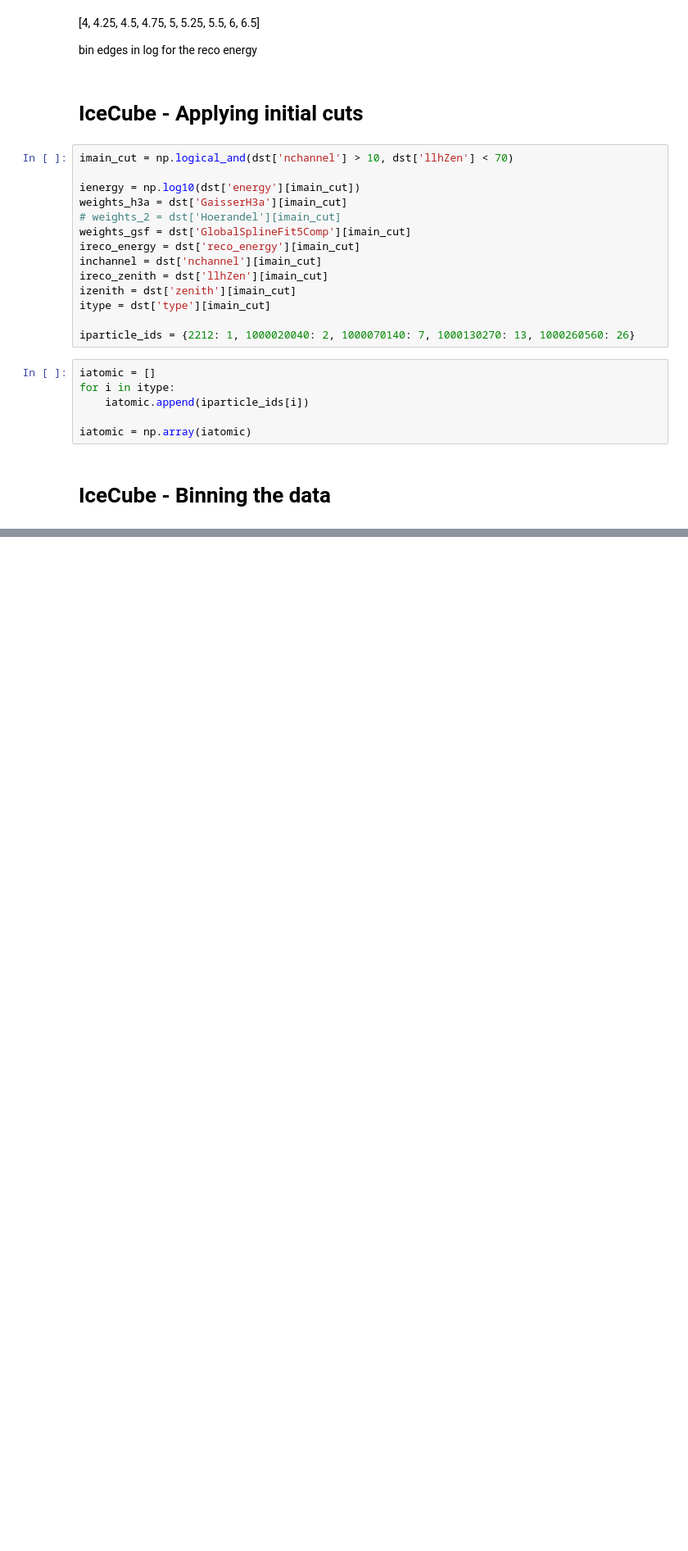
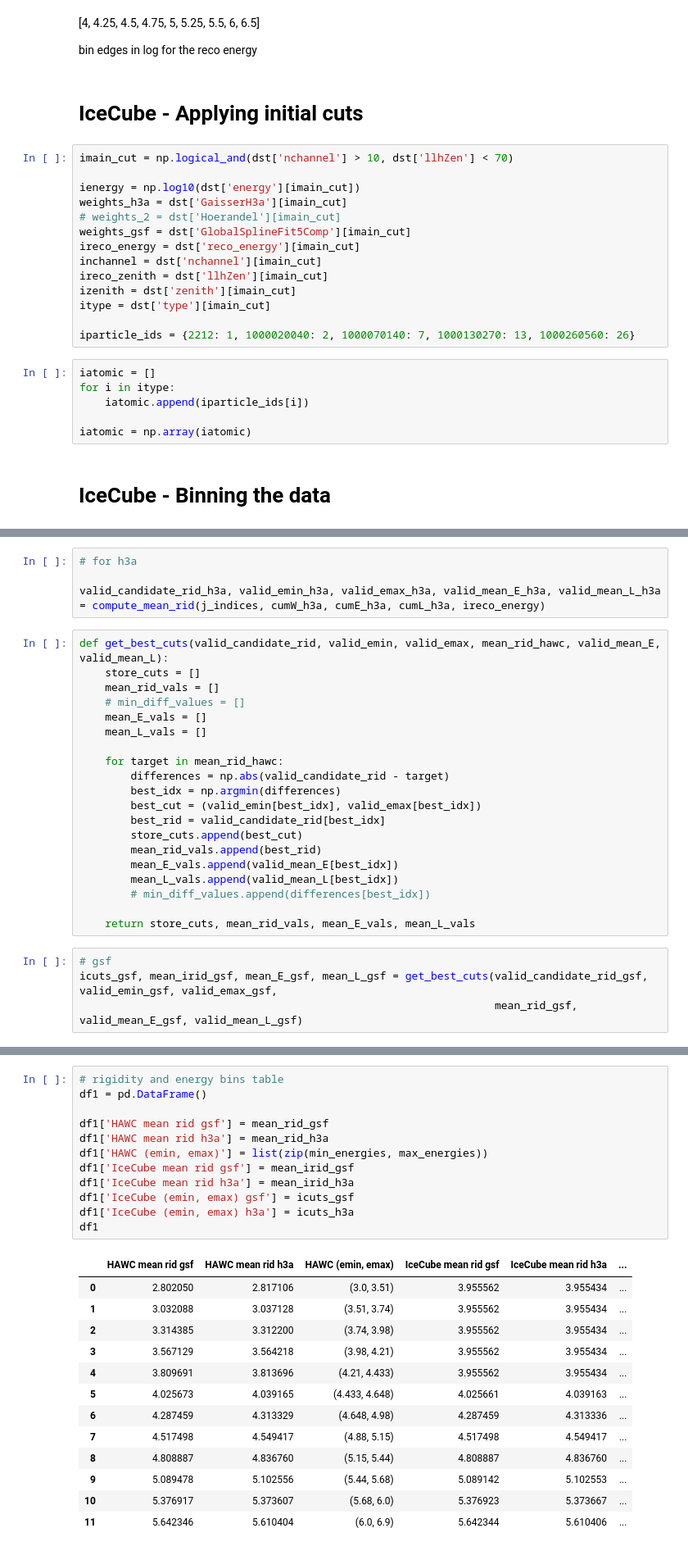
Before and after one commit to riyakore/WIPAC, a Jupyter notebook: HAWC_IceCube_Collab.ipynb, the cells around one changed output, grey strips where cells are left out. Shown at 82% size. Drawn from its saved outputs; the diff is of its cells as text; blank space fills up the shorter version.

```diff
--- a/HAWC_IceCube_Collab.ipynb
+++ b/HAWC_IceCube_Collab.ipynb
@@ -651,0 +437,28 @@ array([4.42289448, 4.5216279 , 4.63815641, ..., 4.31678152, 4.15810585,
+# %%
+# for h3a
+
+valid_candidate_rid_h3a, valid_emin_h3a, valid_emax_h3a, valid_mean_E_h3a, valid_mean_L_h3a = compute_mean_rid(j_indices, cumW_h3a, cumE_h3a, cumL_h3a, ireco_energy)
+# %%
+def get_best_cuts(valid_candidate_rid, valid_emin, valid_emax, mean_rid_hawc, valid_mean_E, valid_mean_L):
+    store_cuts = []
+    mean_rid_vals = []
+    # min_diff_values = []
+    mean_E_vals = []
+    mean_L_vals = []
+
+    for target in mean_rid_hawc:
+        differences = np.abs(valid_candidate_rid - target)
+        best_idx = np.argmin(differences)
+        best_cut = (valid_emin[best_idx], valid_emax[best_idx])
+        best_rid = valid_candidate_rid[best_idx]
+        store_cuts.append(best_cut)
+        mean_rid_vals.append(best_rid)
+        mean_E_vals.append(valid_mean_E[best_idx])
+        mean_L_vals.append(valid_mean_L[best_idx])
+        # min_diff_values.append(differences[best_idx])
+
+    return store_cuts, mean_rid_vals, mean_E_vals, mean_L_vals
+# %%
+# gsf
+icuts_gsf, mean_irid_gsf, mean_E_gsf, mean_L_gsf = get_best_cuts(valid_candidate_rid_gsf, valid_emin_gsf, valid_emax_gsf,
+                                                                 mean_rid_gsf, valid_mean_E_gsf, valid_mean_L_gsf)
@@ -651,0 +487,26 @@ array([4.42289448, 4.5216279 , 4.63815641, ..., 4.31678152, 4.15810585,
+# %%
+# rigidity and energy bins table
+df1 = pd.DataFrame()
+
+df1['HAWC mean rid gsf'] = mean_rid_gsf
+df1['HAWC mean rid h3a'] = mean_rid_h3a
+df1['HAWC (emin, emax)'] = list(zip(min_energies, max_energies))
+df1['IceCube mean rid gsf'] = mean_irid_gsf
+df1['IceCube mean rid h3a'] = mean_irid_h3a
+df1['IceCube (emin, emax) gsf'] = icuts_gsf
+df1['IceCube (emin, emax) h3a'] = icuts_h3a
+df1
+# %% [output]
+|  | HAWC mean rid gsf | HAWC mean rid h3a | HAWC (emin, emax) | IceCube mean rid gsf | IceCube mean rid h3a | ... |
+| 0 | 2.802050 | 2.817106 | (3.0, 3.51) | 3.955562 | 3.955434 | ... |
+| 1 | 3.032088 | 3.037128 | (3.51, 3.74) | 3.955562 | 3.955434 | ... |
+| 2 | 3.314385 | 3.312200 | (3.74, 3.98) | 3.955562 | 3.955434 | ... |
+| 3 | 3.567129 | 3.564218 | (3.98, 4.21) | 3.955562 | 3.955434 | ... |
+| 4 | 3.809691 | 3.813696 | (4.21, 4.433) | 3.955562 | 3.955434 | ... |
+| 5 | 4.025673 | 4.039165 | (4.433, 4.648) | 4.025661 | 4.039163 | ... |
+| 6 | 4.287459 | 4.313329 | (4.648, 4.98) | 4.287459 | 4.313336 | ... |
+| 7 | 4.517498 | 4.549417 | (4.88, 5.15) | 4.517498 | 4.549417 | ... |
+| 8 | 4.808887 | 4.836760 | (5.15, 5.44) | 4.808887 | 4.836760 | ... |
+| 9 | 5.089478 | 5.102556 | (5.44, 5.68) | 5.089142 | 5.102553 | ... |
+| 10 | 5.376917 | 5.373607 | (5.68, 6.0) | 5.376923 | 5.373667 | ... |
+| 11 | 5.642346 | 5.610404 | (6.0, 6.9) | 5.642344 | 5.610406 | ... |
```
Also changed, not shown: parts of 31 cells of this notebook.
